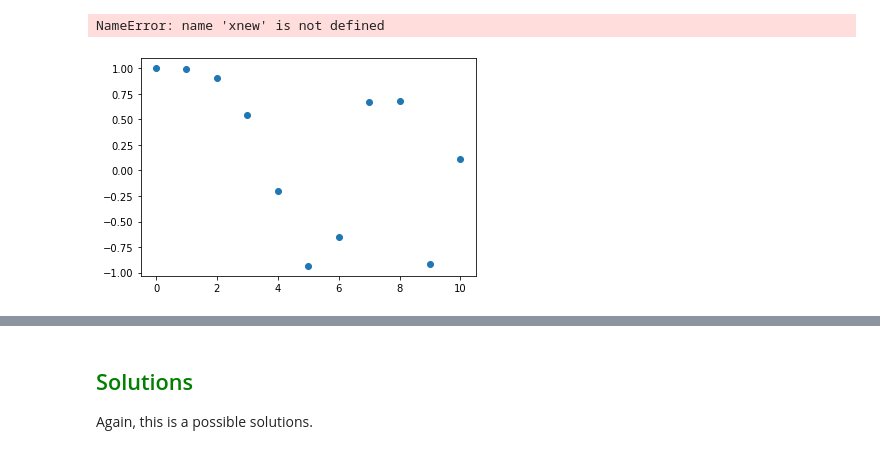
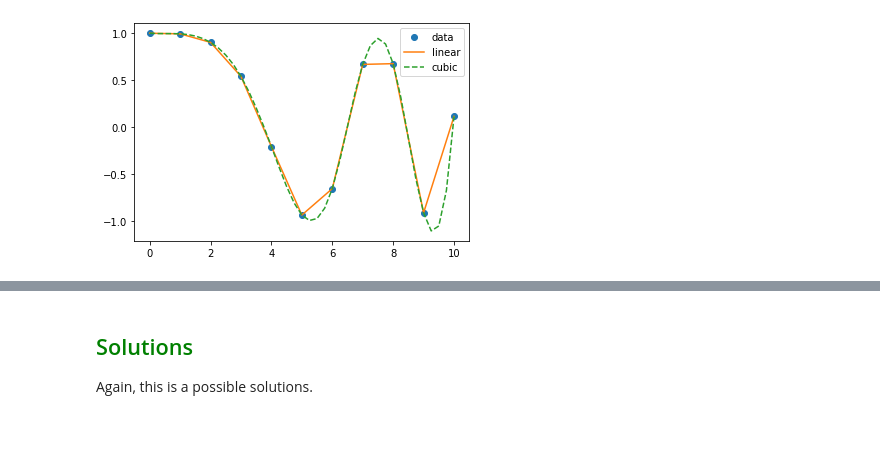
Before and after one commit to JannekeKrabbendam93/Python-Climate-Physics-2021, a Jupyter notebook: Workshop 2c - SciPy.ipynb, the cells around one changed output, grey strips where cells are left out. Saved outputs shown, nothing was run; the diff lists cells and outputs as text; code cells hidden in the pictures.

```diff
--- a/Workshop 2c - SciPy.ipynb
+++ b/Workshop 2c - SciPy.ipynb
@@ -42,9 +59,20 @@ xnew = np.linspace(0, 10, num=41, endpoint=True)
+# %%
+# first create a function that approximates the data that we have
+f = interp1d(x, y) # linear interpolation
+f2 = interp1d(x, y, kind='cubic') # cubic interpolation
+
+# create a new array to which we want to interpolate our original data
+xnew = np.linspace(0, 10, num=41, endpoint=True)
+
+# apply the function to this new array
+ynew = f(xnew)
+ynew2 = f2(xnew)
 # %%
+# plot the output
 plt.plot(x, y, 'o')
-plt.plot(xnew, f(xnew), '-')
-plt.plot(xnew, f2(xnew), '--')
+plt.plot(xnew, ynew, '-')
+plt.plot(xnew, ynew2, '--')
 plt.legend(['data', 'linear', 'cubic'], loc='best')
 plt.show()
 # %% [output]
-NameError: name 'xnew' is not defined
-[figure, old version]
+[figure, new version]
```
Also changed, not shown: parts of 12 cells of this notebook.
